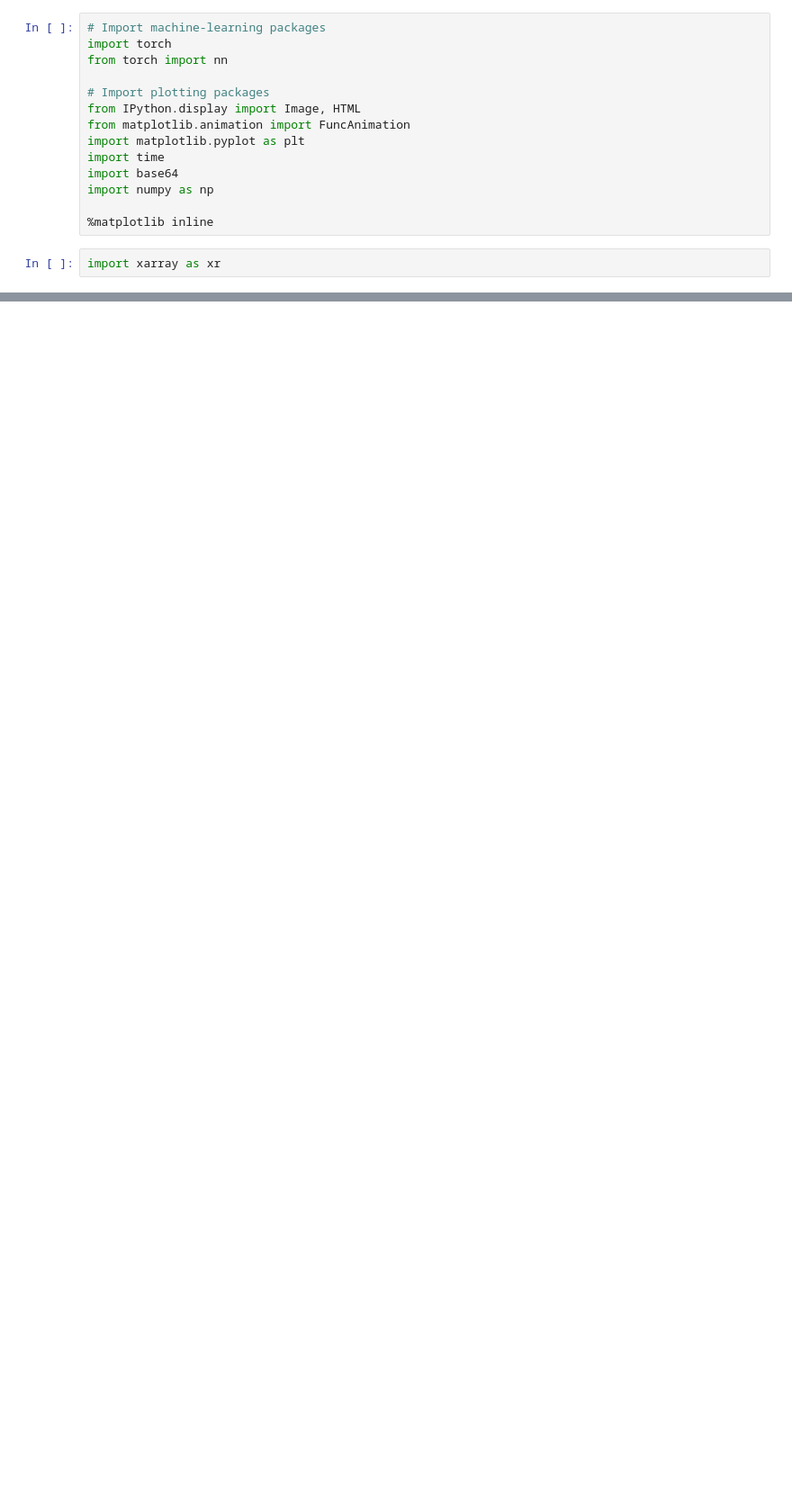
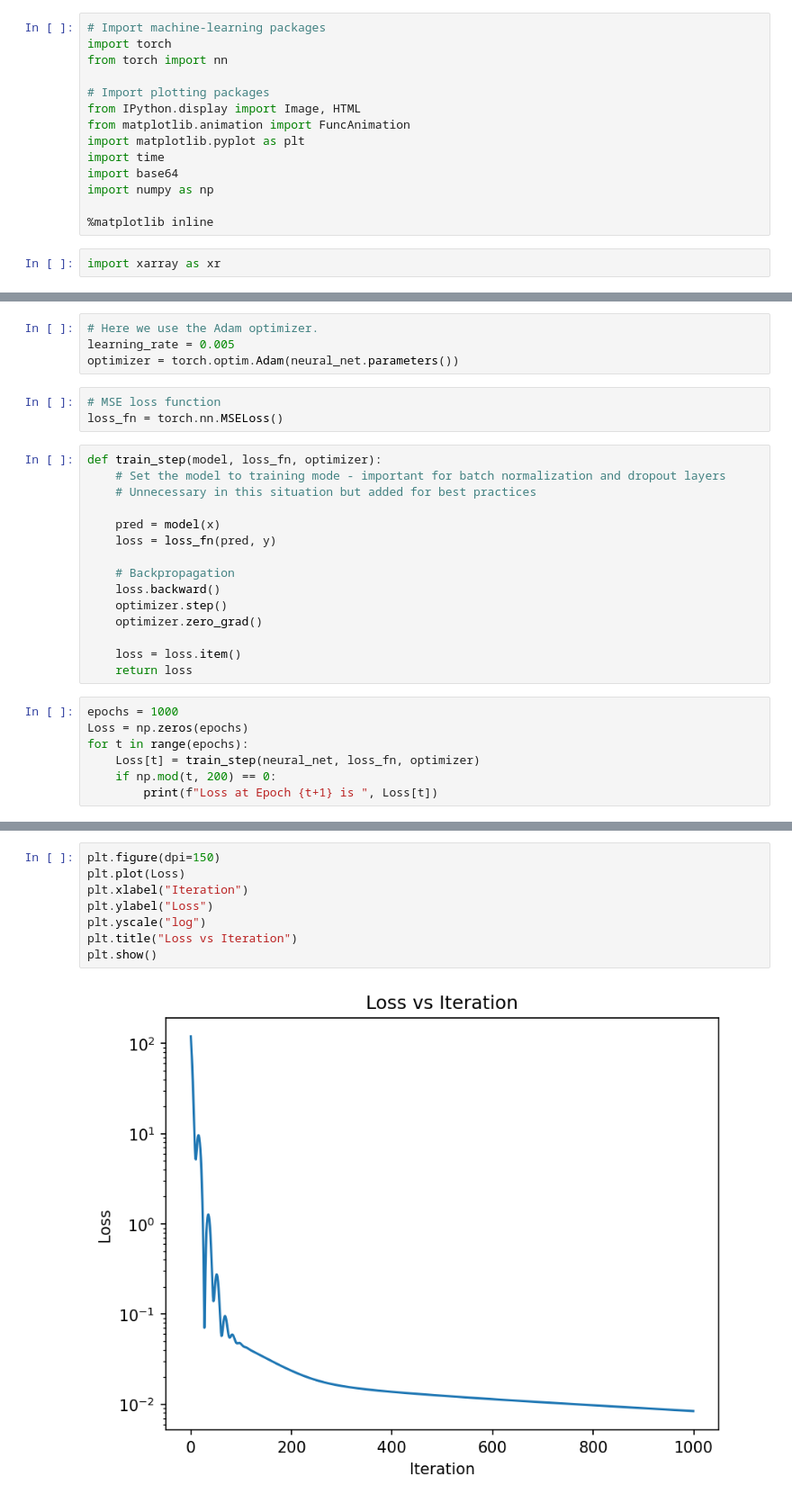
Before and after one commit to francescococetta/ictp2024_project10, a Jupyter notebook: scripts/1_hour_input.ipynb, the cells around one changed output, grey strips where cells are left out. Shown: that part at 90% size. Saved outputs shown, nothing was run; the diff lists cells and outputs as text; blank space fills up the shorter version.

```diff
--- a/scripts/1_hour_input.ipynb
+++ b/scripts/1_hour_input.ipynb
@@ -41,0 +67,29 @@ y = torch.ones(n,1)
+# %%
+# Here we use the Adam optimizer.
+learning_rate = 0.005
+optimizer = torch.optim.Adam(neural_net.parameters())
+# %%
+# MSE loss function
+loss_fn = torch.nn.MSELoss()
+# %%
+def train_step(model, loss_fn, optimizer):
+    # Set the model to training mode - important for batch normalization and dropout layers
+    # Unnecessary in this situation but added for best practices
+
+    pred = model(x)
+    loss = loss_fn(pred, y)
+
+    # Backpropagation
+    loss.backward()
+    optimizer.step()
+    optimizer.zero_grad()
+
+    loss = loss.item()
+    return loss
+# %%
+epochs = 1000
+Loss = np.zeros(epochs)
+for t in range(epochs):
+    Loss[t] = train_step(neural_net, loss_fn, optimizer)
+    if np.mod(t, 200) == 0:
+        print(f"Loss at Epoch {t+1} is ", Loss[t])
@@ -41,0 +102,10 @@ y = torch.ones(n,1)
+# %%
+plt.figure(dpi=150)
+plt.plot(Loss)
+plt.xlabel("Iteration")
+plt.ylabel("Loss")
+plt.yscale("log")
+plt.title("Loss vs Iteration")
+plt.show()
+# %% [output]
+[figure, added]
```
Also changed, not shown: parts of 11 cells of this notebook.
